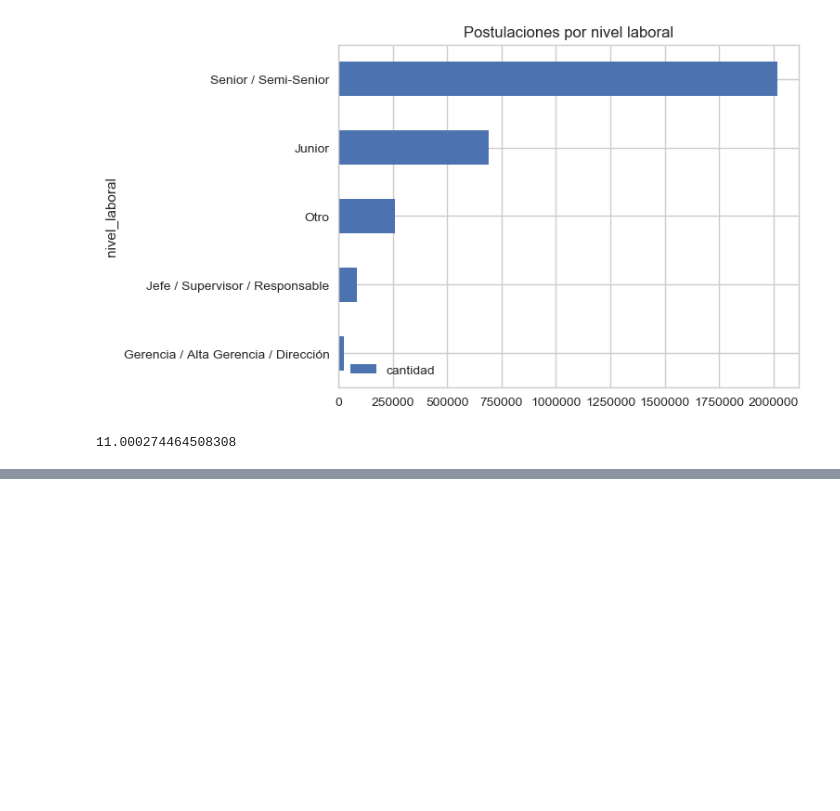
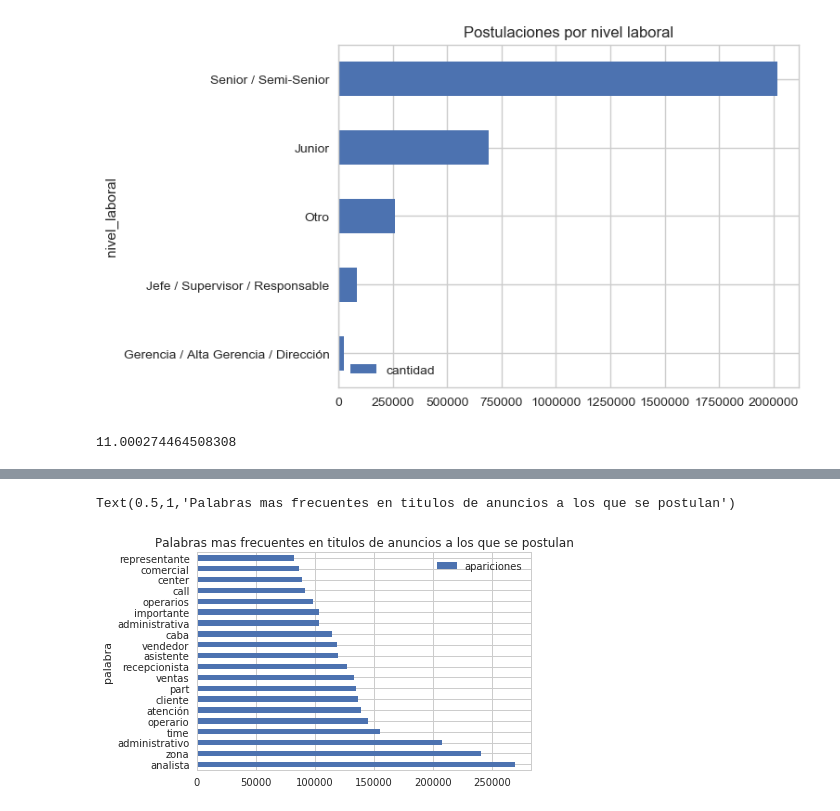
Before and after one commit to Andivisciglio/TP1-OrganizacionDeDatos-Grupo28, a Jupyter notebook: TP1.ipynb, the cells around one changed output, grey strips where cells are left out. Cells and saved outputs as stored; diff of their text form; code cells hidden in the pictures; blank space fills up the shorter version.

```diff
--- a/TP1.ipynb
+++ b/TP1.ipynb
@@ -542,0 +562,14 @@ vistas_per_capita['cantidad'].mean()
+# %%
+contador_palabras_postulaciones = Counter(" ".join(merge_detalle_postulaciones_df['titulo'].values.tolist()).lower().replace("(",'').replace(")",'').strip(")").replace(")",'').replace(",",' ').split(" ")).items()
+
+contador_palabras_postulaciones_df=pd.DataFrame(contador_palabras_postulaciones)
+contador_palabras_postulaciones_df.columns=['palabra','apariciones']
+contador_palabras_postulaciones_df=contador_palabras_postulaciones_df.set_index('palabra')
+
+contador_palabras_postulaciones_df=contador_palabras_postulaciones_df.drop(adverbios)
+# %%
+plot = contador_palabras_postulaciones_df.sort_values(by='apariciones',ascending=False).head(20).plot(kind='barh')
+plot.set_title('Palabras mas frecuentes en titulos de anuncios a los que se postulan')
+# %% [output]
+Text(0.5,1,'Palabras mas frecuentes en titulos de anuncios a los que se postulan')
+[figure, added]
```
Also changed, not shown: parts of 5 cells of this notebook, 1 other file.
